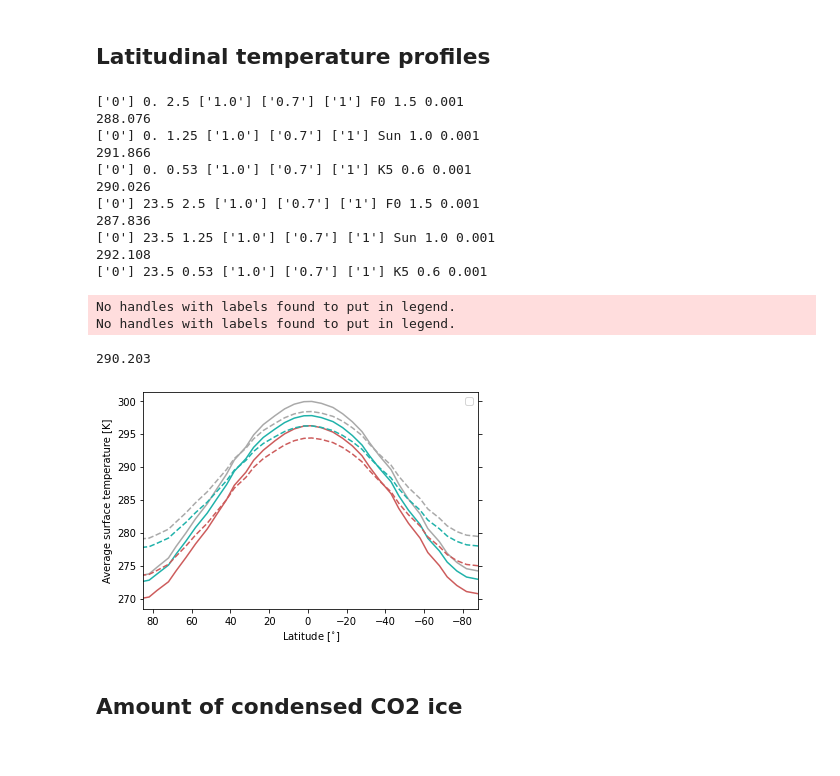
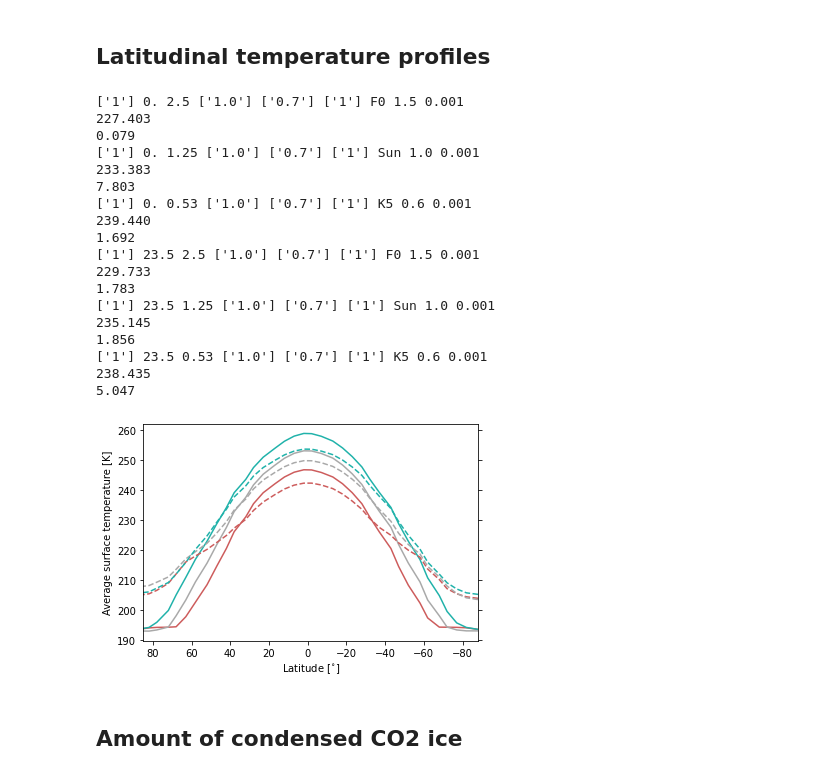
Before and after one commit to irenebonati/CO2-condensation, a Jupyter notebook: Code/Plots.ipynb, the cells around one changed output. Saved outputs shown, nothing was run; the diff lists cells and outputs as text; code cells hidden in the pictures.

```diff
--- a/Code/Plots.ipynb
+++ b/Code/Plots.ipynb
@@ -17,7 +17,7 @@ nbelts = 36
 ## Latitudinal temperature profiles
 # %%
 # What is the temperature gradient across the planet?
-start = ["Warm"]
+start = ["Cold"]
 STAR = ["F0","Sun","K5"]
 smass = ["1.5","1.0","0.6"]
 
@@ -55,6 +55,8 @@ splitfile = main.split('\n')
 
 temp_ave = np.zeros((nbelts,len(a0)*2),dtype=np.float32)
 latitude_plot = np.zeros((nbelts,len(a0)*2),dtype=np.float32)
+CO2_ice = np.zeros((nbelts,len(a0)*2),dtype=np.float32)
+
 
 s=0
 n=0
@@ -126,6 +128,18 @@ for b in range(len(obl)):
                 temp_ave[:,n] = temp_av
                 latitude_plot[:,n]=latitude
 
+                # CO2 surface ice
+                for m in range(len(df)):
+                    if df.iloc[m,2] == "atmospheric" and df.iloc[m,10]!=None:
+                        CO2_ice[n,s] = df.iloc[m,10]
+                        break
+                    elif df.iloc[m,2] == "atmospheric" and df.iloc[m,10]==None:
+                        CO2_ice[n,s] = df.iloc[m,9]
+                    if CO2_ice[n,s]<0:
+                        exit
+                        break
+                print (CO2_ice[n,s])
+
                 n+=1
 
 colori=["indianred","darkgrey","lightseagreen","indianred","darkgrey","lightseagreen"]
@@ -137,54 +151,58 @@ for i in range(temp_ave.shape[1]):
 
     latitude = latitude_plot[:,i]
     latitude_pole1 = latitude[:-32]
     latitude_pole2 = latitude[32:]
     latitude_eq = latitude_plot[3:-3]
 
     temp_ave_plot = temp_ave[:,i]
     temp_ave_pole1 = temp_ave_plot[:-32]
     temp_ave_pole2 = temp_ave_plot[32:]
     temp_ave_eq = temp_ave_plot[3:-3]
 
     if i!=7:
         plt.plot(latitude,temp_ave_plot,color=colori[i],linestyle=style[i])
     else:
         plt.plot(latitude_pole1,temp_ave_pole1,color=colori[i],linestyle=':')
         plt.plot(latitude_pole2,temp_ave_pole2,color=colori[i],linestyle=':')
         plt.plot(latitude_eq,temp_ave_eq,color=colori[i],linestyle=style[i])
 
 ax = plt.gca()
 handles, labels = ax.get_legend_handles_labels()
 display = (0,1,2,3,4)
 
-simArtist = plt.Line2D((0,1),(0,0), color='k')
-anyArtist = plt.Line2D((0,1),(0,0), color='k',marker='',linestyle=':')
+# simArtist = plt.Line2D((0,1),(0,0), color='k')
+# anyArtist = plt.Line2D((0,1),(0,0), color='k',marker='',linestyle=':')
 
-plt.legend([handle for i,handle in enumerate(handles) if i in display]+[simArtist,anyArtist],
-          [label for i,label in enumerate(labels) if i in display]+['$0^{\circ}$','$23.5^{\circ}$'],bbox_to_anchor=(0.81, 0.7),borderaxespad=0.,fontsize=8)
-plt.legend(bbox_to_anchor=(1.25, 1.01))
-plt.legend()
+# plt.legend([handle for i,handle in enumerate(handles) if i in display]+[simArtist,anyArtist],
+#           [label for i,label in enumerate(labels) if i in display]+['$0^{\circ}$','$23.5^{\circ}$'],bbox_to_anchor=(0.81, 0.7),borderaxespad=0.,fontsize=8)
+# plt.legend(bbox_to_anchor=(1.25, 1.01))
+#plt.legend()
 plt.xlabel("Latitude [$^{\circ}$]")
 plt.ylabel("Average surface temperature [K]")
 ax.yaxis.set_ticks_position('both')
 plt.xlim([85, -88])
 plt.savefig('Figures/T_ave_icold{}_a{}.pdf'.format(icoldflag[0],a0[0]), bbox_inches='tight',format='pdf')
 plt.show()
 # %% [output]
-['0'] 0. 2.5 ['1.0'] ['0.7'] ['1'] F0 1.5 0.001
-288.076
-['0'] 0. 1.25 ['1.0'] ['0.7'] ['1'] Sun 1.0 0.001
-291.866
-['0'] 0. 0.53 ['1.0'] ['0.7'] ['1'] K5 0.6 0.001
-290.026
-['0'] 23.5 2.5 ['1.0'] ['0.7'] ['1'] F0 1.5 0.001
-287.836
-['0'] 23.5 1.25 ['1.0'] ['0.7'] ['1'] Sun 1.0 0.001
-292.108
-['0'] 23.5 0.53 ['1.0'] ['0.7'] ['1'] K5 0.6 0.001
+['1'] 0. 2.5 ['1.0'] ['0.7'] ['1'] F0 1.5 0.001
+227.403
+0.079
+['1'] 0. 1.25 ['1.0'] ['0.7'] ['1'] Sun 1.0 0.001
+233.383
+7.803
+['1'] 0. 0.53 ['1.0'] ['0.7'] ['1'] K5 0.6 0.001
+239.440
+1.692
+['1'] 23.5 2.5 ['1.0'] ['0.7'] ['1'] F0 1.5 0.001
+229.733
+1.783
+['1'] 23.5 1.25 ['1.0'] ['0.7'] ['1'] Sun 1.0 0.001
+235.145
+1.856
+['1'] 23.5 0.53 ['1.0'] ['0.7'] ['1'] K5 0.6 0.001
+238.435
+5.047
-No handles with labels found to put in legend.
-No handles with labels found to put in legend.
-290.203
-[figure, old version]
+[figure, new version]
 # %% [markdown]
 ## Amount of condensed CO2 ice
 # %%
```
Also changed, not shown: parts of 6 cells of this notebook, 44 other files.
